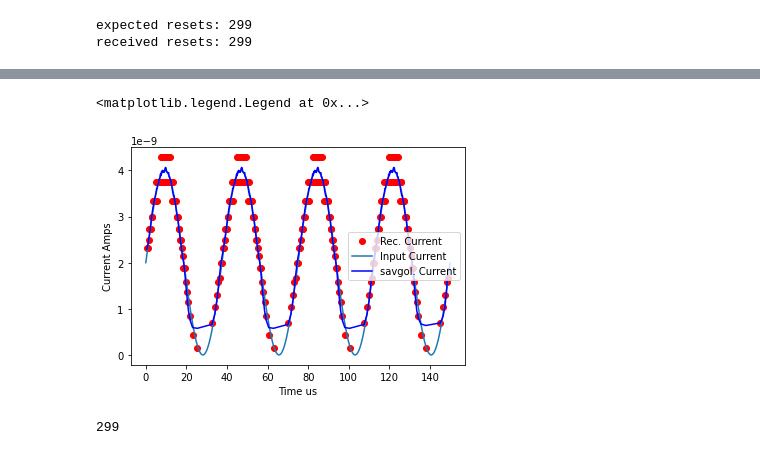
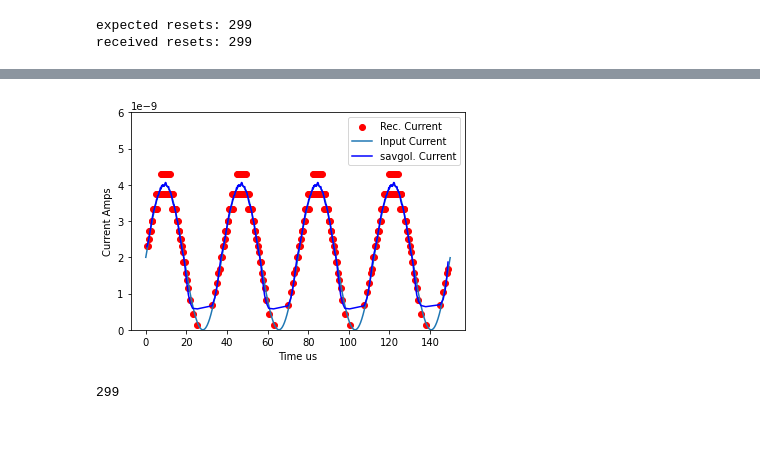
Before and after one commit to kkeefe/qp_dissertation, a Jupyter notebook: scripts/ch2_testing.ipynb, the cells around one changed output, grey strips where cells are left out. Drawn from its saved outputs; the diff is of its cells as text; code cells hidden in the pictures.

```diff
--- a/scripts/ch2_testing.ipynb
+++ b/scripts/ch2_testing.ipynb
@@ -149,35 +149,36 @@ plt.legend()
 from numpy import diff
 
 dQ = diff(Qr)
 dT = diff(Qt)
 Ir = dQ/dT * 1e6
 plt.scatter(Qt[:-1], Ir, label="Rec. Current", color="r")
 Iin = [i * Iscale for i in x]
 plt.plot(times, Iin, label="Input Current")
 
 maxI = Qo / MinResetTime * 1e6
 brokeIndex = 0
 for i, j in enumerate(Ir):
     if j > maxI*0.9:
         brokeIndex = i
         break
 if brokeIndex:
     print("found max at index:", brokeIndex)
     minT = min(dT)
     # plt.axhline(y=maxI, c='orange', label="maxI")
 
 # need to smooth around this point!
 from scipy.signal import savgol_filter
 if len(Ir) > 1:
     Ihat = savgol_filter(Ir, int(np.sqrt(len(Ir))), 4 if 4 < len(Ir) else 1)
     plt.plot(Qt[:-1], Ihat, label="savgol. Current", color="b")
     plt.xlabel("Time us")
     plt.ylabel("Current Amps")
+plt.ylim(0, 6.0e-9)
 
 plt.legend()
+plt.savefig("../images/savgol.pdf", dpi=200)
 # %% [output]
-<matplotlib.legend.Legend at 0x...>
-[figure, old version]
+[figure, new version]
 # %%
 from scipy.fft import fft
 Ifft =  fft(Qt)
```
Also changed, not shown: parts of 3 cells of this notebook, 9 other files.
